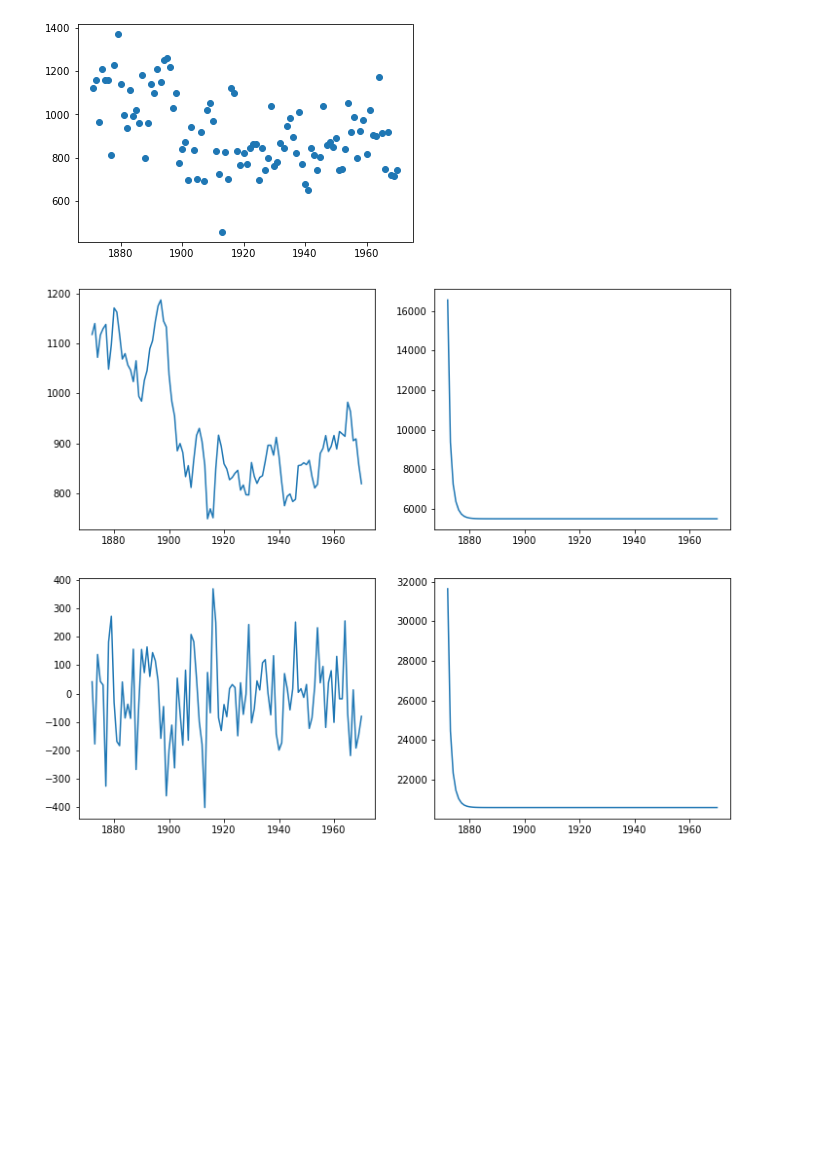
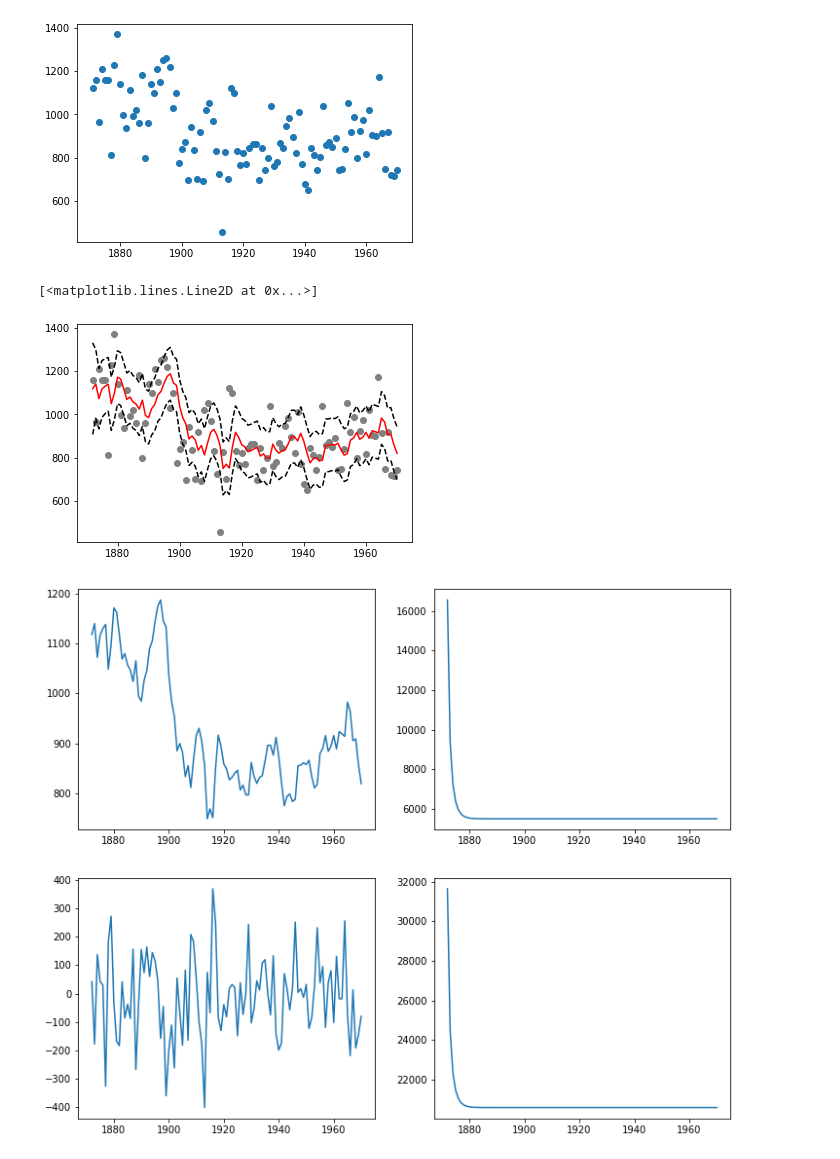
Before and after one commit to afroslam/Time-Series-Models, a Jupyter notebook: LL_Kalman_filter.ipynb, the cells around one changed output. Cells and saved outputs as stored; diff of their text form; code cells hidden in the pictures; blank space fills up the shorter version.

Commit message:
confidence bounds

```diff
--- a/LL_Kalman_filter.ipynb
+++ b/LL_Kalman_filter.ipynb
@@ -26,8 +26,6 @@ plt.scatter(df['Year'], df['Nile'])
 <matplotlib.collections.PathCollection at 0x...>
 [figure]
 # %%
-
-
 def KF_LL(data, a_ini, P_ini, sig_e, sig_eta):
     a =  np.zeros(len(df))
     a[0] = a_ini
@@ -51,7 +49,6 @@ def KF_LL(data, a_ini, P_ini, sig_e, sig_eta):
         F[t] = P[t] + sig_e
         K[t] = P[t] / F[t]
 
-
     return (v, P, F, a, K)
 
 data_nile = df['Nile']
@@ -63,6 +60,19 @@ sig_e = 15099
 sig_eta = 1469.1
 
 v, P, F, a, K = KF_LL(data_nile, a_ini, P_ini, sig_e, sig_eta)
+
+#Confidence intervals
+z = 1.645
+ll_ci_lo = a - z*np.sqrt(P)
+ll_ci_up = a + z*np.sqrt(P)
+# %%
+plt.scatter(df['Year'][1:], df['Nile'][1:], color ='grey')
+plt.plot(years[1:], a[1:], color = 'red')
+plt.plot(years[1:], ll_ci_lo[1:], linestyle='dashed', color = 'black')
+plt.plot(years[1:], ll_ci_up[1:], linestyle='dashed', color = 'black')
+# %% [output]
+[<matplotlib.lines.Line2D at 0x...>]
+[figure, added]
 # %%
 # fig_1_vals = pd.DataFrame([[v, P]])
 fig, ((ax1, ax2), (ax3, ax4)) = plt.subplots(2, 2, figsize=(12,10))
```
Also changed, not shown: parts of 2 cells of this notebook, 1 other file.
